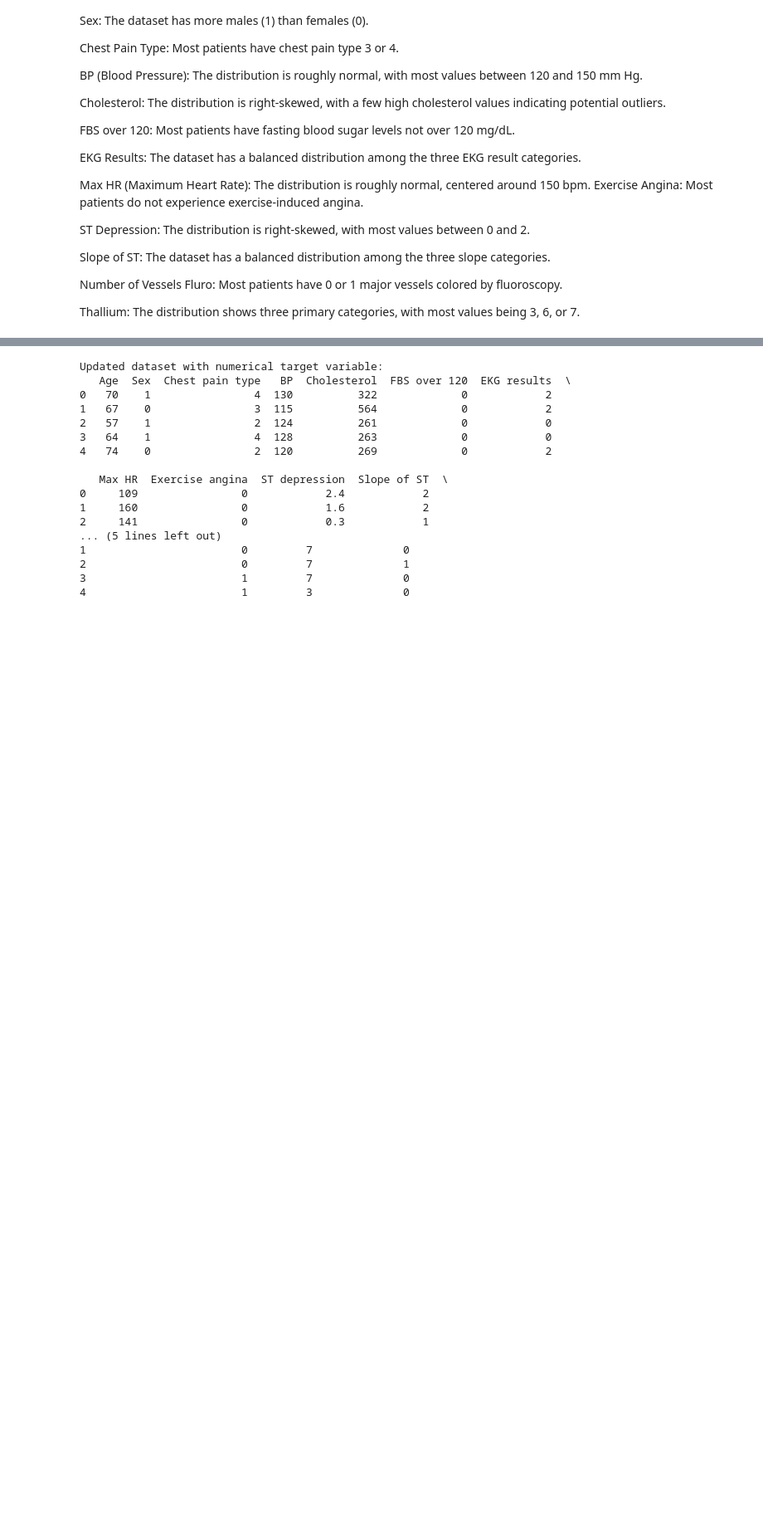
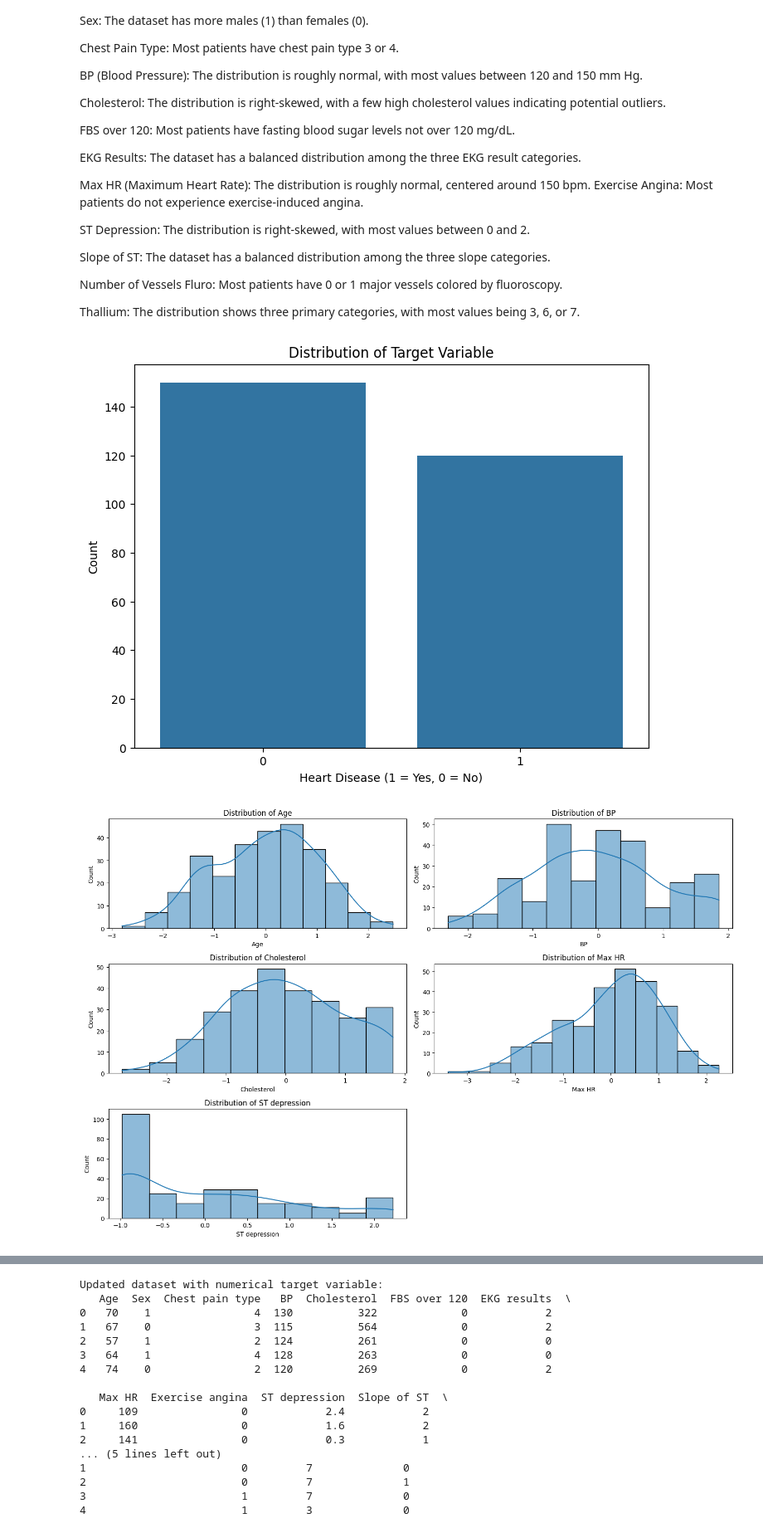
Before and after one commit to AnovaYoung/HeartDisease_Prediction, a Jupyter notebook: HeartDiseasePrediction.ipynb, the cells around one changed output, grey strips where cells are left out. Shown at 83% size. Drawn from its saved outputs; the diff is of its cells as text; code cells hidden in the pictures; blank space fills up the shorter version.

```diff
--- a/HeartDiseasePrediction.ipynb
+++ b/HeartDiseasePrediction.ipynb
@@ -129,3 +139,62 @@ Slope of ST: The dataset has a balanced distribution among the three slope categ
 Number of Vessels Fluro: Most patients have 0 or 1 major vessels colored by fluoroscopy.
 
 Thallium: The distribution shows three primary categories, with most values being 3, 6, or 7.
+# %%
+plt.figure(figsize=(8, 6))
+sns.countplot(x='Heart Disease', data=df)
+plt.title('Distribution of Target Variable')
+plt.xlabel('Heart Disease (1 = Yes, 0 = No)')
+plt.ylabel('Count')
+plt.show()
+
+# Visualizing the distribution of numerical features
+numerical_features = ['Age', 'BP', 'Cholesterol', 'Max HR', 'ST depression']
+
+plt.figure(figsize=(15, 10))
+for i, feature in enumerate(numerical_features, 1):
+    plt.subplot(3, 2, i)
+    sns.histplot(df[feature], kde=True)
+    plt.title(f'Distribution of {feature}')
+plt.tight_layout()
+plt.show()
+
+# Boxplots of numerical features
+plt.figure(figsize=(15, 10))
+for i, feature in enumerate(numerical_features, 1):
+    plt.subplot(3, 2, i)
+    sns.boxplot(y=df[feature])
+    plt.title(f'Boxplot of {feature}')
+plt.tight_layout()
+plt.show()
+
+# Visualizing the distribution of categorical features
+categorical_features = ['Sex', 'Chest pain type', 'FBS over 120', 'EKG results', 'Exercise angina', 'Slope of ST', 'Number of vessels fluro', 'Thallium']
+
+plt.figure(figsize=(15, 10))  # Adjust the figure size if needed
+for i, feature in enumerate(categorical_features, 1):
+    plt.subplot(4, 2, i)  # Change to 4 rows by 2 columns layout
+    sns.countplot(x=feature, data=df)
+    plt.title(f'Distribution of {feature}')
+plt.tight_layout()
+plt.show()
+
+# Visualizing the relationships between numerical features and the target variable
+plt.figure(figsize=(15, 10))
+for i, feature in enumerate(numerical_features, 1):
+    plt.subplot(3, 2, i)
+    sns.boxplot(x='Heart Disease', y=feature, data=df)
+    plt.title(f'{feature} vs Heart Disease')
+plt.tight_layout()
+plt.show()
+
+# Visualizing the relationships between categorical features and the target variable
+plt.figure(figsize=(15, 10))  # Adjust the figure size if needed
+for i, feature in enumerate(categorical_features, 1):
+    plt.subplot(4, 2, i)  # Change to 4 rows by 2 columns layout
+    sns.countplot(x=feature, hue='Heart Disease', data=df)
+    plt.title(f'{feature} vs Heart Disease')
+plt.tight_layout()
+plt.show()
+# %% [output]
+[figure, added]
+[figure, added]
```
Also changed, not shown: parts of 37 cells of this notebook.
